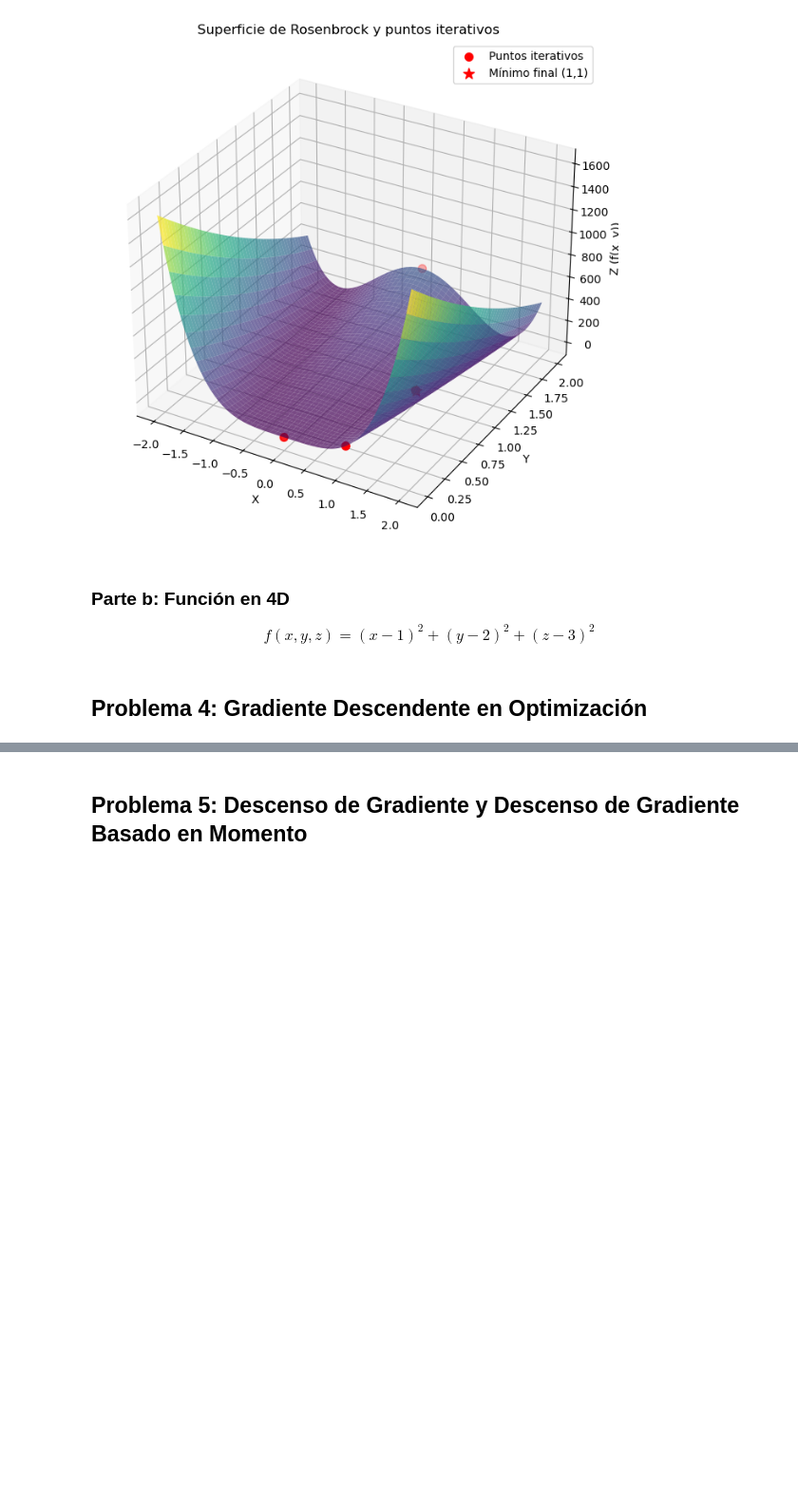
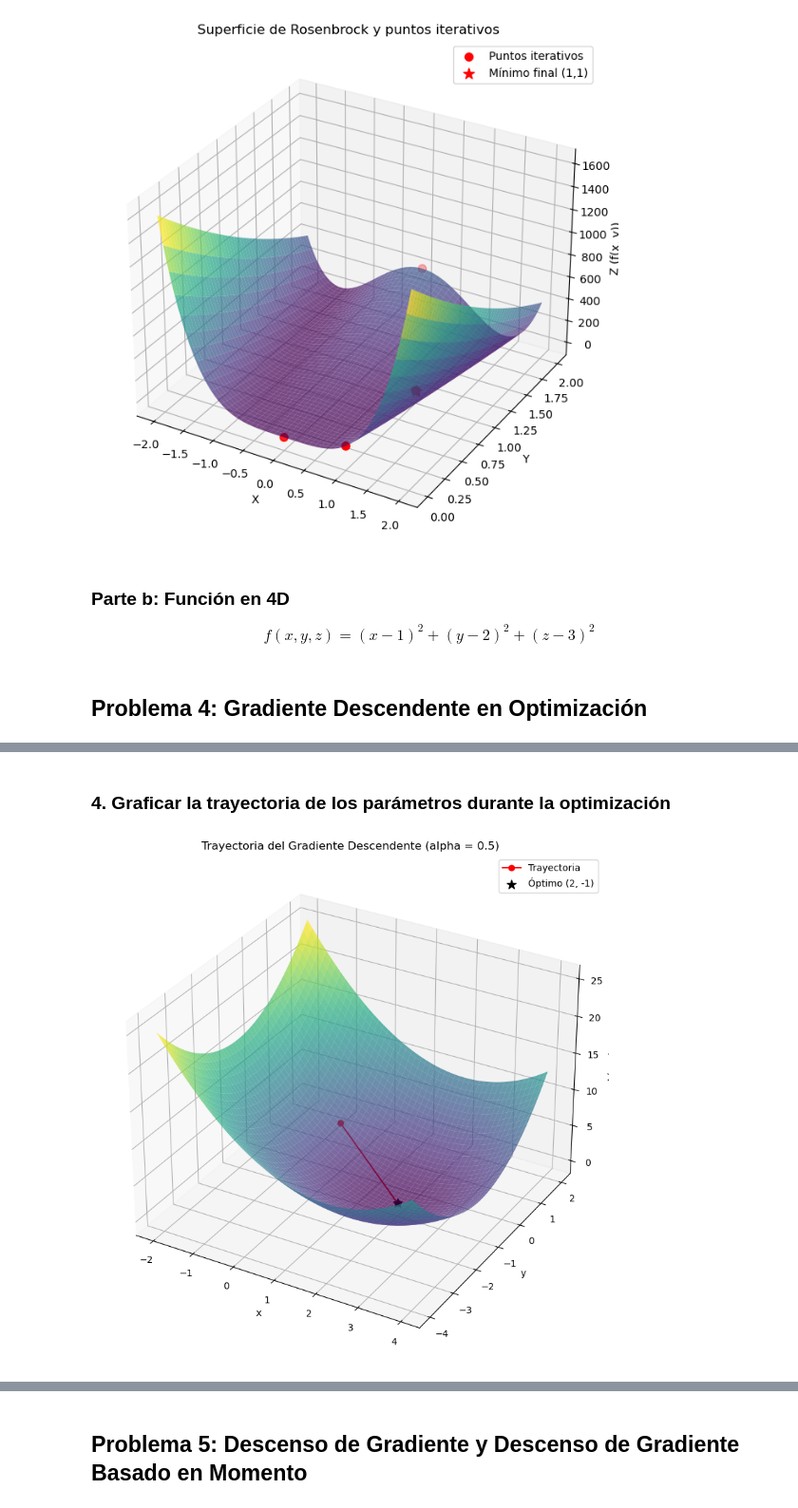
Before and after one commit to SamuelHernandez5/MOS-Actividades, a Jupyter notebook: Labs/Lab3/lab3.ipynb, the cells around one changed output, grey strips where cells are left out. Shown at 95% size. Saved outputs shown, nothing was run; the diff lists cells and outputs as text; code cells hidden in the pictures; blank space fills up the shorter version.

```diff
--- a/Labs/Lab3/lab3.ipynb
+++ b/Labs/Lab3/lab3.ipynb
@@ -369,0 +475,33 @@ $$ f(x, y, z) = (x - 1)^2 + (y - 2)^2 + (z - 3)^2 $$
+# %% [markdown]
+### 4. Graficar la trayectoria de los parámetros durante la optimización
+# %%
+alpha = 0.5
+iterations = 30
+x0, y0 = 0, 0
+
+x_vals, y_vals, z_vals = gradient_descent(alpha, iterations, x0, y0)
+
+X = np.linspace(-2, 4, 100)
+Y = np.linspace(-4, 2, 100)
+X, Y = np.meshgrid(X, Y)
+Z = L(X, Y)
+
+fig = plt.figure(figsize=(12, 8))
+ax = fig.add_subplot(111, projection='3d')
+
+ax.plot_surface(X, Y, Z, cmap='viridis', alpha=0.7, edgecolor='none')
+
+ax.plot(x_vals, y_vals, z_vals, color='red', marker='o', label='Trayectoria')
+
+ax.scatter(2, -1, L(2, -1), color='black', s=100, marker='*', label='Óptimo (2, -1)')
+
+ax.set_xlabel('x')
+ax.set_ylabel('y')
+ax.set_zlabel('L(x, y)')
+ax.set_title(f'Trayectoria del Gradiente Descendente (alpha = {alpha})')
+ax.legend()
+
+plt.tight_layout()
+plt.show()
+# %% [output]
+[figure, added]
```
Also changed, not shown: parts of 7 cells of this notebook.
